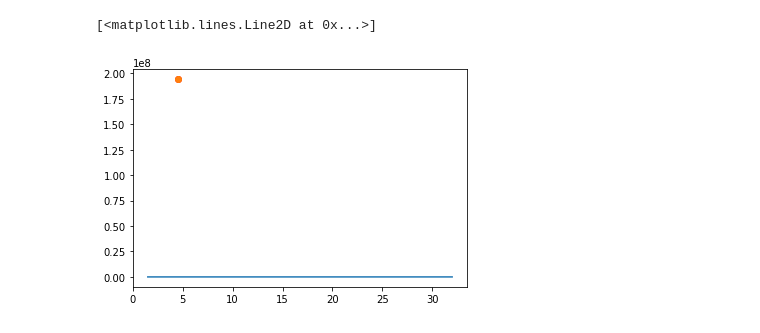
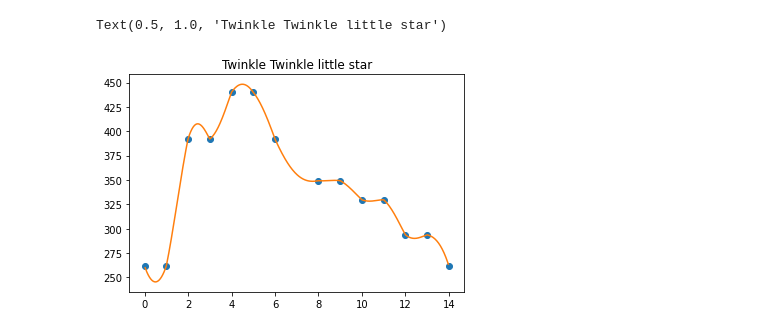
Before and after one commit to numpyers/HarmoNice, a Jupyter notebook: Interpolation.ipynb, the cells around one changed output. Drawn from its saved outputs; the diff is of its cells as text; code cells hidden in the pictures.

```diff
--- a/Interpolation.ipynb
+++ b/Interpolation.ipynb
@@ -53,9 +53,3 @@ def ranges_to_tuples(s: str):
         elements = tuple(map(float, (temp[0], temp[-1], div[-1])))
         results.append(elements)
     return results
-# %%
-predictX = 4.5
-results = []
-for song in songs:
-    results.append((divided_Diferences(song, predictX), lagrange(song, predictX)))
-results
@@ -82,8 +56,24 @@ plt.plot(predictX, results[1][1], 'o')
-# %%
-coordinates = list(zip(*songs[2]))
-plt.plot(coordinates[0], coordinates[1])
-plt.plot(predictX, results[2][0], 'ro')
-plt.plot(predictX, results[2][1], 'o')
-# %% [output]
-[<matplotlib.lines.Line2D at 0x...>]
-[figure, removed]
+# %%
+def pieces_interpolation(song, predictX, neighbourgs):
+    for i in range(len(song)-1):
+        if(predictX == song[i][0]):
+            return [predictX,  song[i][1]]
+        if song[i][0] < predictX and song[i+1][0] > predictX:
+            return divided_Diferences( song[ max(0, i-neighbourgs + 1): min(i + neighbourgs, len(song)) ], predictX)
+    return 10
+# %%
+f = open('songs2.txt', 'r')
+songs = json.load(f)
+# %%
+pointsx = []
+pointsy = []
+for i in range(500):
+    pointsx.append(0 + 14*i/500)
+    pointsy.append(pieces_interpolation(songs[0], pointsx[-1], 3))
+coordinates = list(zip(*songs[0]))
+plt.plot(coordinates[0], coordinates[1], 'o')
+plt.plot(pointsx[1:],  pointsy[1:])
+plt.title("Twinkle Twinkle little star")
+# %% [output]
+Text(0.5, 1.0, 'Twinkle Twinkle little star')
+[figure, added]
```
Also changed, not shown: parts of 12 cells of this notebook, 1 other file.
